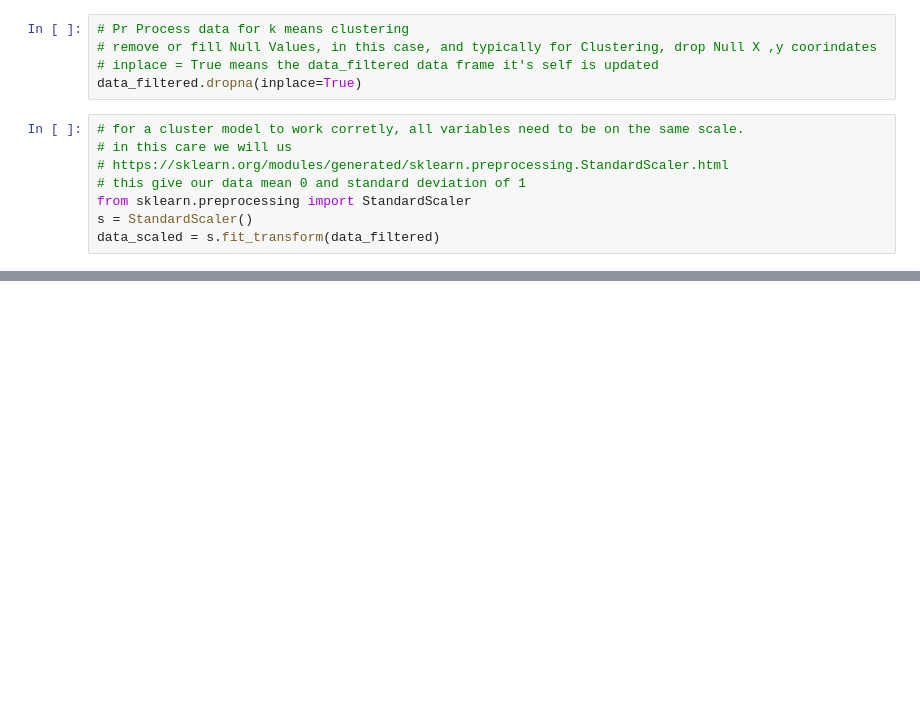
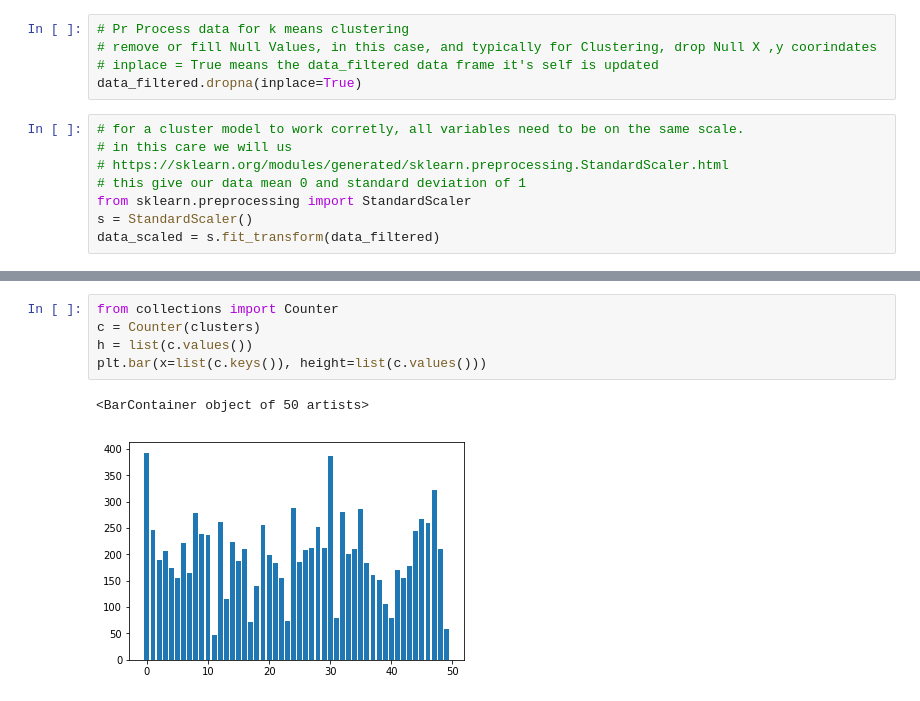
Before and after one commit to mdavis29/DataScience101, a Jupyter notebook: week5_intro to sklearn.ipynb, the cells around one changed output, grey strips where cells are left out. Saved outputs shown, nothing was run; the diff lists cells and outputs as text; blank space fills up the shorter version.

```diff
--- a/week5_intro to sklearn.ipynb
+++ b/week5_intro to sklearn.ipynb
@@ -123,0 +152,8 @@ plt.scatter(x, y,s =2, c=clusters, alpha=.5)
+# %%
+from collections import Counter
+c = Counter(clusters)
+h = list(c.values())
+plt.bar(x=list(c.keys()), height=list(c.values()))
+# %% [output]
+<BarContainer object of 50 artists>
+[figure, added]
```
Also changed, not shown: parts of 5 cells of this notebook.
